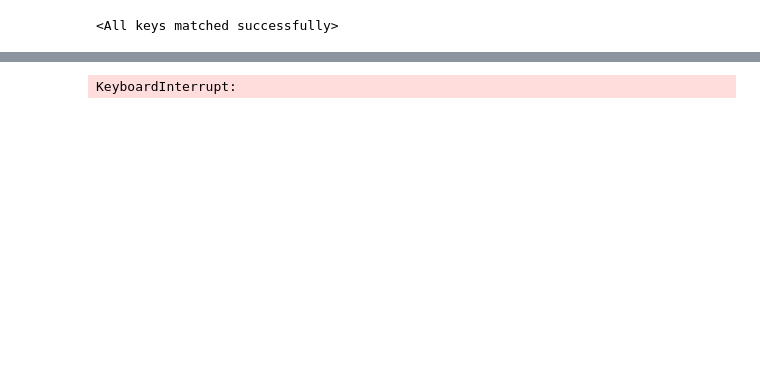
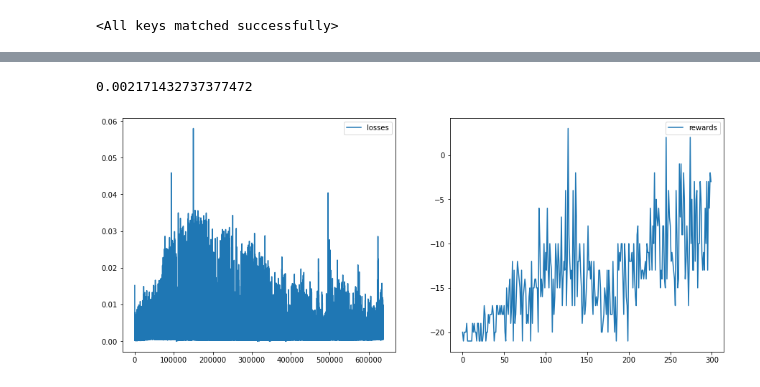
Before and after one commit to hipniusF/ml-problems, a Jupyter notebook: rl/dql-pong.ipynb, the cells around one changed output, grey strips where cells are left out. Cells and saved outputs as stored; diff of their text form; code cells hidden in the pictures; blank space fills up the shorter version.

```diff
--- a/rl/dql-pong.ipynb
+++ b/rl/dql-pong.ipynb
@@ -156,5 +157,5 @@ np.array(losses[-100:]).mean()
 # %%
-n_episodes = 1000
+n_episodes = 300
 gamma = 0.99
 BS = 64
 C = 1000 # update target
@@ -167,8 +168,9 @@ get_eps = lambda steps_done: EPS_END + (EPS_START - EPS_END) * \
 
 criterion = nn.MSELoss()
 optim = torch.optim.Adam(net.parameters(), lr=5e-5)
+if optim_dict:
+    optim.load_state_dict(optim_dict)
 
-steps_done = 0
 target_count = 0
 for episode in (tr := trange(len(rewards), n_episodes)):
     rewards.append(0)
@@ -200,9 +202,21 @@ for episode in (tr := trange(len(rewards), n_episodes)):
             target_count += 1
         if done:
             break
-    save(net, losses, rewards)
+    save(net, optim, losses, rewards, steps_done)
+    if episode % 25 == 0:
+        save(net, optim, losses, rewards, steps_done, path=f'./chkpnts/{episode}-eps.pt')
-# %% [output]
-KeyboardInterrupt:
+# %%
+fig, axs = plt.subplots(1, 2)
+fig.set_size_inches(15, 6, forward=True)
+
+axs[0].plot(losses, label='losses')
+axs[1].plot(rewards, label='rewards')
+
+[ax.legend() for ax in axs]
+np.array(losses[-100:]).mean()
+# %% [output]
+0.002171432737377472
+[figure, added]
 # %%
 r = 1000 * 300
 plt.plot(range(r), [get_eps(x) for x in range(r)])
```
Also changed, not shown: parts of 7 cells of this notebook.
